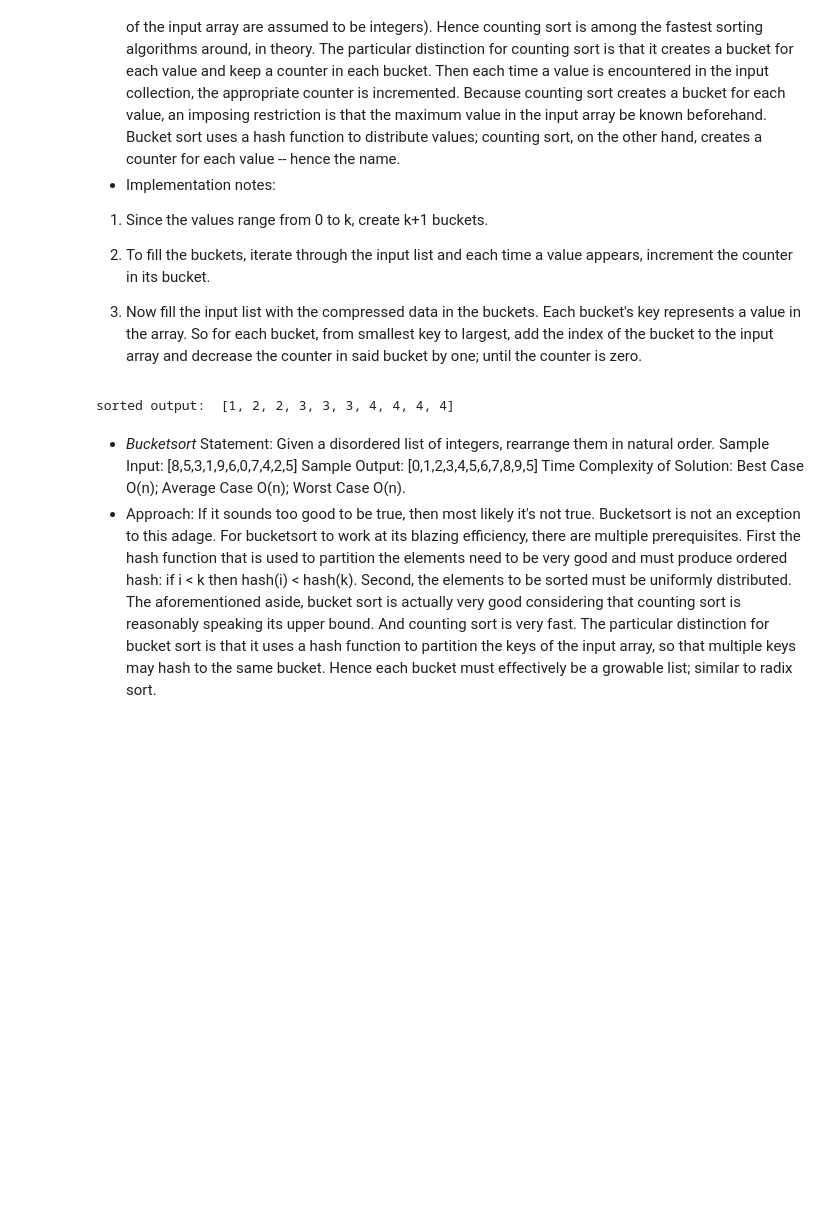
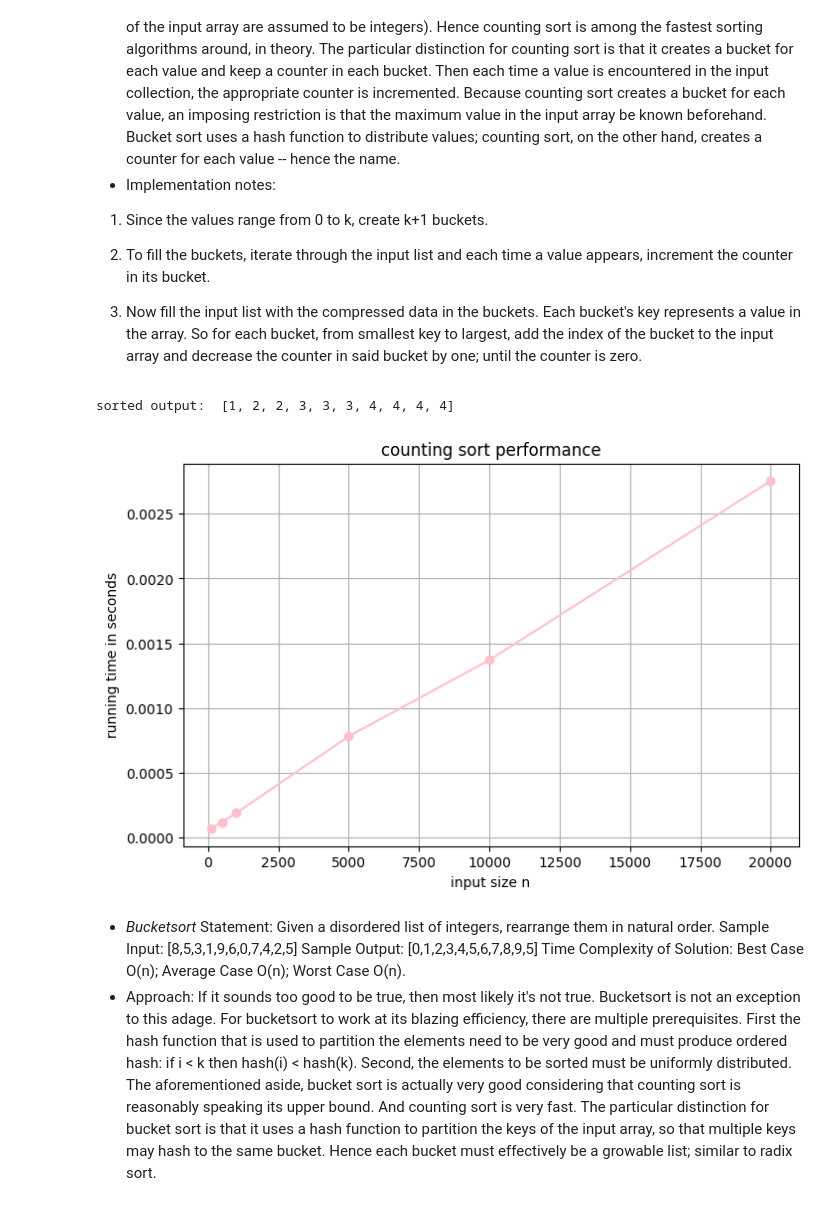
Before and after one commit to palak-2006/ALGO-lab, a Jupyter notebook: Lab_6.ipynb, the cells around one changed output. Cells and saved outputs as stored; diff of their text form; code cells hidden in the pictures; blank space fills up the shorter version.

```diff
--- a/Lab_6.ipynb
+++ b/Lab_6.ipynb
@@ -22,23 +22,44 @@ each time a value appears, increment the counter in its bucket.
 buckets. Each bucket's key represents a value in the  array. So for each bucket, from smallest key to largest, add the index of the bucket to the input array and decrease the counter in said bucket by one; until the counter is zero.
 # %%
 #write code for above cell and compute the running time and also plot graph.
+import matplotlib.pyplot as plt
+import time
+import random
 def counting_sort(arr):
   max_val = max(arr)
   count = [0]*(max_val + 1)
   for num in arr:
     count[num] += 1
   sorted_arr = []
   for i in range(len(count)):
     while count[i] > 0:
       sorted_arr.append(i)
       count[i] -= 1
   return sorted_arr
 
 input= [4,3,2,1,4,3,2,4,3,4]
 output = counting_sort(input)
 print("sorted output: ",output)
+
+size = [100,500,1000,5000,10000,20000]
+times = []
+for n in size:
+  test_data = [random.randint(0,1000) for i in range(n)]
+  start = time.time()
+  counting_sort(test_data)
+  end = time.time()
+  times.append(end-start)
+
+plt.figure(figsize=(8,5))
+plt.plot(size,times,marker='o',linestyle='-',color = 'pink')
+plt.title("counting sort performance")
+plt.xlabel("input size n")
+plt.ylabel("running time in seconds")
+plt.grid(True)
+plt.show()
 # %% [output]
 sorted output:  [1, 2, 2, 3, 3, 3, 4, 4, 4, 4]
+[figure, added]
 # %% [markdown]
  - *Bucketsort*
 Statement:
```
